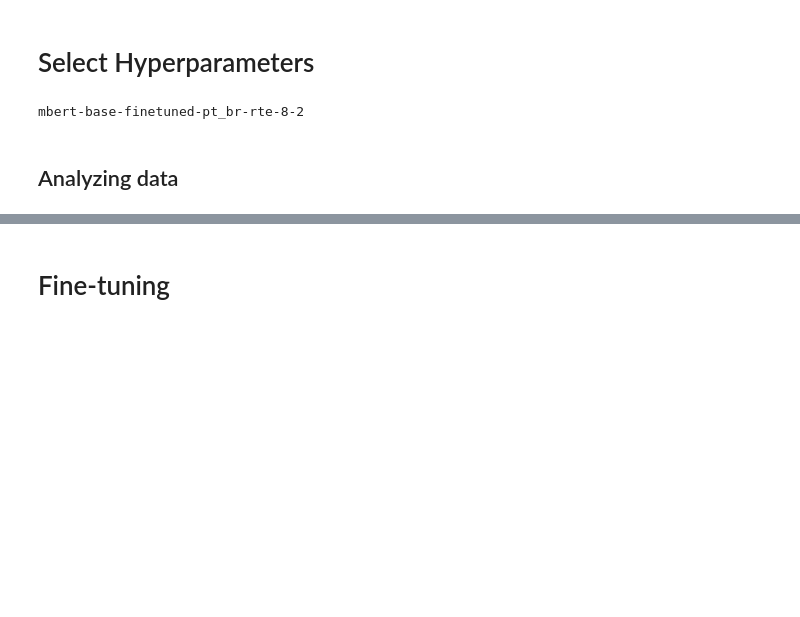
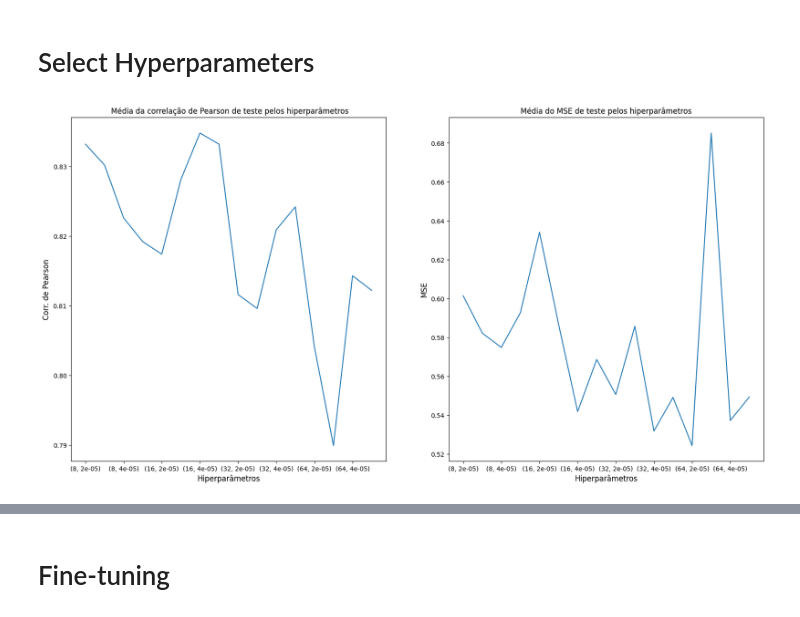
Before and after one commit to pedrosena138/assin2-bertimbau-benchmark, a Jupyter notebook: ASSIN2_Portuguese_BERT_TensorFlow.ipynb, the cells around one changed output, grey strips where cells are left out. Drawn from its saved outputs; the diff is of its cells as text; code cells hidden in the pictures; blank space fills up the shorter version.

```diff
--- a/ASSIN2_Portuguese_BERT_TensorFlow.ipynb
+++ b/ASSIN2_Portuguese_BERT_TensorFlow.ipynb
@@ -266,44 +114,36 @@ BATCH_SIZES = [
-# %%
-NUM_EPOCHS = 5
-data_collator = DataCollatorWithPadding(tokenizer=tokenizer, return_tensors="tf")
-
-for batch in BATCH_SIZES:
-    batches_per_epoch = train_size // batch
-    total_train_steps = int(batches_per_epoch * NUM_EPOCHS)
-    for lr in LEARNING_RATES:
-        # init model
-        model_name = "{}-{}-{}-{}".format(training_model['id'], TASK, batch, lr['id'])
-        print(model_name)
-
-        model = load_model(training_model['checkpoint'], total_train_steps, TASK, lr['value'])
-        output_path = f'./drive/MyDrive/models/{model_name}'
-
-        # set dataset to tensor
-        tf_train_set = load_tf_dataset(encoded_dataset['train'], model, data_collator, batch, shuffle=True)
-        tf_validation_set = load_tf_dataset(encoded_dataset['validation'], model, data_collator, batch, shuffle=True)
-        tf_test_set = load_tf_dataset(encoded_dataset['test'], model, data_collator, batch, shuffle=False)
-
-        metrics_callback = MetricsCallback(TASK)
-        callbacks = [
-            KerasMetricCallback(metric_fn=metrics_callback.compute, eval_dataset=tf_validation_set)
-        ]
-
-        # training
-        history = model.fit(x=tf_train_set, validation_data=tf_validation_set, epochs=NUM_EPOCHS, callbacks=callbacks)
-
-        # Evaluating
-        labels = encoded_dataset['test']['label']
-        test_results = load_results(model, labels, TASK, tf_test_set)
-
-        # save results
-        save_results(training_model['id'], TASK, history.history, test_results, batch, lr['value'], num_epochs=NUM_EPOCHS)
-# %% [output]
-mbert-base-finetuned-pt_br-rte-8-2
-# %% [markdown]
-## Analyzing data
 # %%
 train_stsb_names = ['loss', 'val_loss', 'pearsonr', 'id', 'batch_size', 'learning_rate']
 test_stsb_names = ['pearsonr', 'loss', 'id', 'batch_size', 'learning_rate']
 
 train_rte_names = ['loss', 'val_loss', 'accuracy', 'f1', 'id', 'batch_size', 'learning_rate']
 test_rte_names = ['accuracy', 'f1', 'loss', 'id', 'batch_size', 'learning_rate']
+
+train_stsb = pd.read_csv(f'./drive/MyDrive/models/train_stsb.csv', names=train_stsb_names)
+test_stsb = pd.read_csv(f'./drive/MyDrive/models/test_stsb.csv', names=test_stsb_names)
+
+train_rte = pd.read_csv(f'./drive/MyDrive/models/train_rte.csv', names=train_rte_names)
+test_rte = pd.read_csv(f'./drive/MyDrive/models/test_rte.csv', names=test_rte_names)
+# %%
+fig, (ax1, ax2) = plt.subplots(1, 2, figsize=(20, 10))
+
+pearson_mean = round(test_stsb.groupby(['batch_size', 'learning_rate'])['pearsonr'].mean(), 4)
+loss_mean =  round(test_stsb.groupby(['batch_size', 'learning_rate'])['loss'].mean(), 4)
+pearson_mean.plot.line(ax=ax1)
+loss_mean.plot.line(ax=ax2)
+# for x,y in zip(range(len(pearson_mean) + 1), pearson_mean):
+#     plt.text(x,y,y,fontsize=12)
+
+# plt.ylabel('Pearson corr', fontsize=12)
+
+ax1.set_ylabel('Corr. de Pearson', fontsize=12)
+ax1.set_xlabel('Hiperparâmetros', fontsize=12)
+ax1.set_title(' Média da correlação de Pearson de teste pelos hiperparâmetros')
+
+ax2.set_ylabel('MSE', fontsize=12)
+ax2.set_xlabel('Hiperparâmetros', fontsize=12)
+ax2.set_title('Média do MSE de teste pelos hiperparâmetros')
+
+plt.xlabel
+plt.show()
+# %% [output]
+[figure, added]
```
Also changed, not shown: parts of 20 cells of this notebook.
